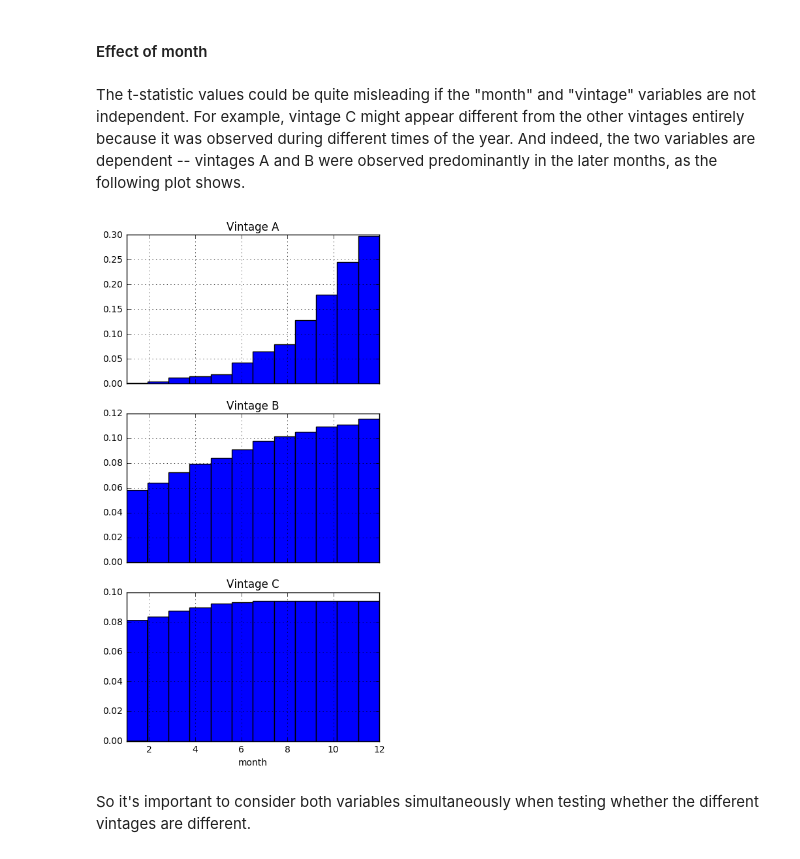
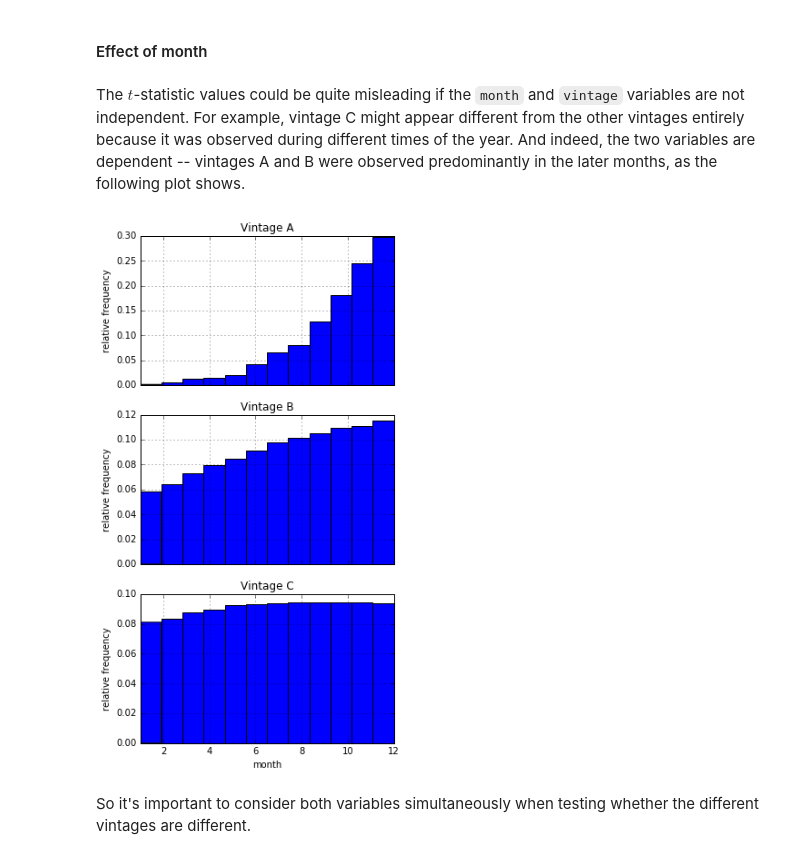
Before and after one commit to vnavkal/solar_performance, a Jupyter notebook: performance.ipynb, the cells around one changed output. Cells and saved outputs as stored; diff of their text form; code cells hidden in the pictures.

```diff
--- a/performance.ipynb
+++ b/performance.ipynb
@@ -44,18 +46,19 @@ p-value of 2-sample t-statistic comparing vintage B and C is 1.455243512792677e-
 # %% [markdown]
 <h4>Effect of month</h4>
 # %% [markdown]
-The t-statistic values could be quite misleading if the "month" and "vintage" variables are not independent.  For example, vintage C might appear different from the other vintages entirely because it was observed during different times of the year.  And indeed, the two variables are dependent -- vintages A and B were observed predominantly in the later months, as the following plot shows.
+The $t$-statistic values could be quite misleading if the `month` and `vintage` variables are not independent.  For example, vintage C might appear different from the other vintages entirely because it was observed during different times of the year.  And indeed, the two variables are dependent -- vintages A and B were observed predominantly in the later months, as the following plot shows.
 # %%
 fig, axes = plt.subplots(3, 1, sharex='col', figsize=(5, 10))
 for i, vintage in enumerate(all_vintages):
     d[d['vintage']==vintage]['month'].hist(bins=12, ax=axes[i], normed=True)
     axes[i].set_title('Vintage ' + vintage)
+    axes[i].set_ylabel('relative frequency')
 axes[-1].set_xlim((1, 12))
 axes[-1].set_xlabel('month')
 
 plt.show()
 # %% [output]
-[figure, old version]
+[figure, new version]
 # %% [markdown]
 So it's important to consider both variables simultaneously when testing whether the different vintages are different.
 # %% [markdown]
```
Also changed, not shown: parts of 10 cells of this notebook.
